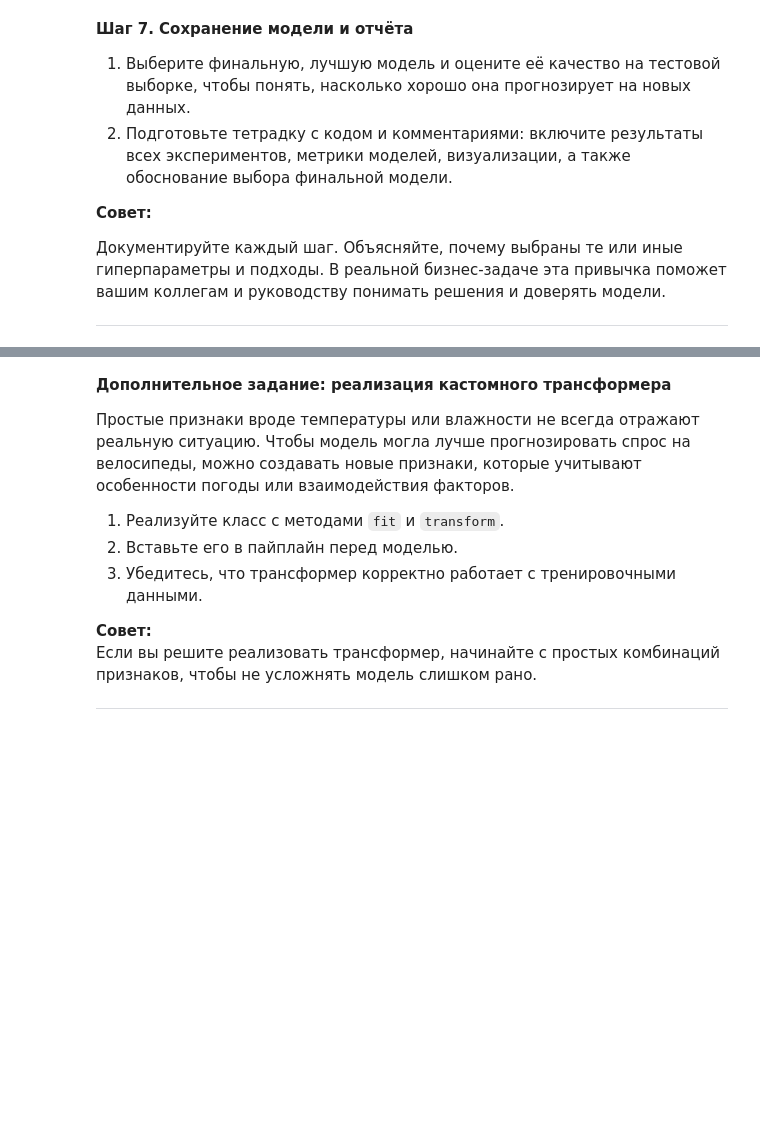
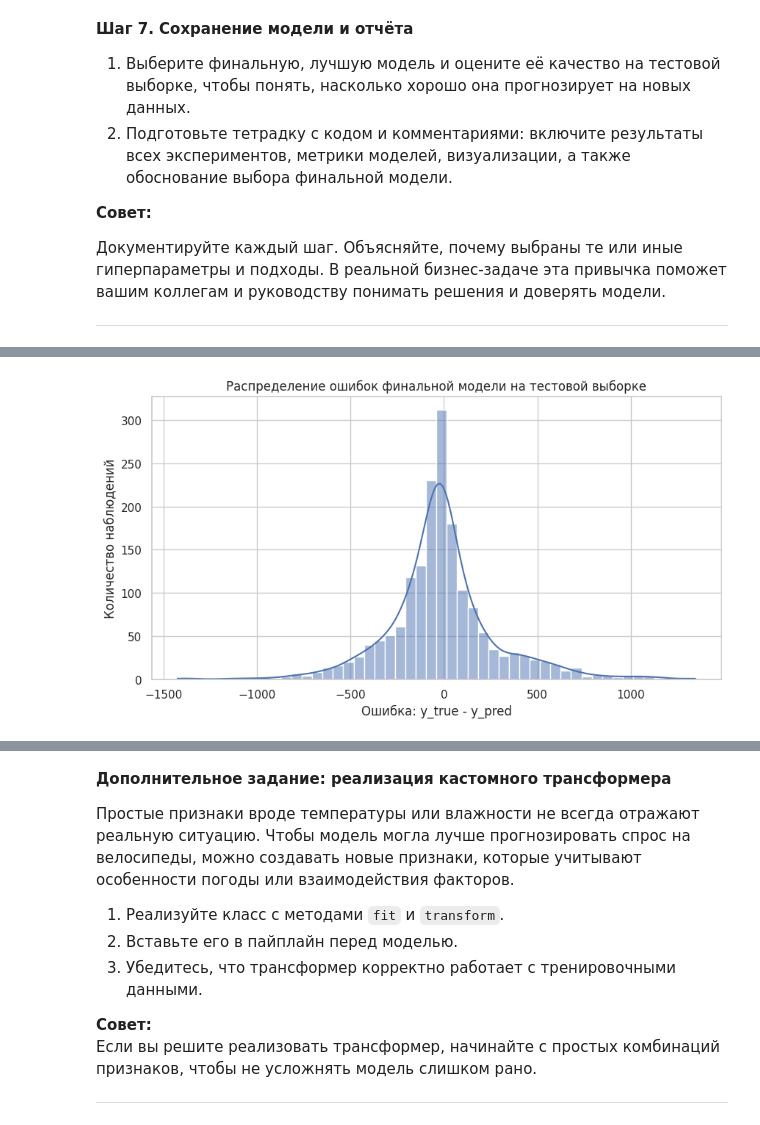
Before and after one commit to 2Myaka2/DataScience_projects, a Jupyter notebook: Project_KNN_TREE.ipynb, the cells around one changed output, grey strips where cells are left out. Cells and saved outputs as stored; diff of their text form; code cells hidden in the pictures; blank space fills up the shorter version.

```diff
--- a/Project_KNN_TREE.ipynb
+++ b/Project_KNN_TREE.ipynb
@@ -1562,3 +1557,10 @@ plt.show()
 Документируйте каждый шаг. Объясняйте, почему выбраны те или иные гиперпараметры и подходы. В реальной бизнес-задаче эта привычка поможет вашим коллегам и руководству понимать решения и доверять модели.
 
 ---
+# %%
+# Финальная модель по результатам кросс-валидации
+
+final_model_name = best_cv_model_name
+final_model = clone(best_model)
+
+print(f"Финальная модель: {final_model_name}")
@@ -1564,0 +1645,8 @@ plt.show()
+# %%
+# Ошибки финальной модели
+
+final_test_errors = y_test - final_test_pred
+
+final_test_errors_description = pd.Series(final_test_errors).describe()
+
+final_test_errors_description
@@ -1564,0 +1663,11 @@ plt.show()
+# %%
+plt.figure(figsize=(10, 5))
+
+sns.histplot(final_test_errors, bins=50, kde=True)
+
+plt.title("Распределение ошибок финальной модели на тестовой выборке")
+plt.xlabel("Ошибка: y_true - y_pred")
+plt.ylabel("Количество наблюдений")
+plt.show()
+# %% [output]
+[figure, added]
```
Also changed, not shown: parts of 12 cells of this notebook, 2 other files.
